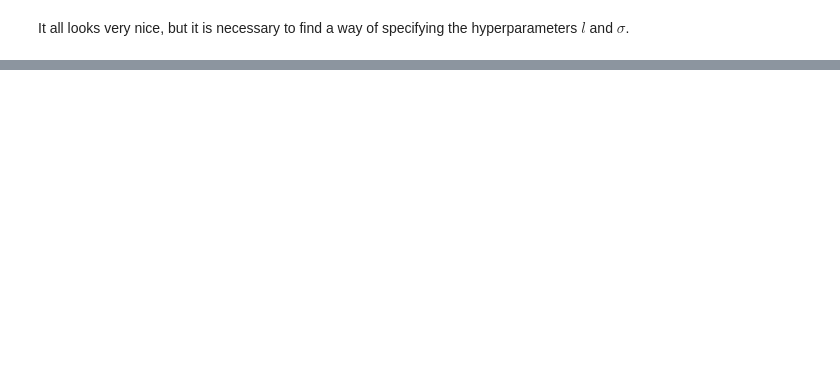
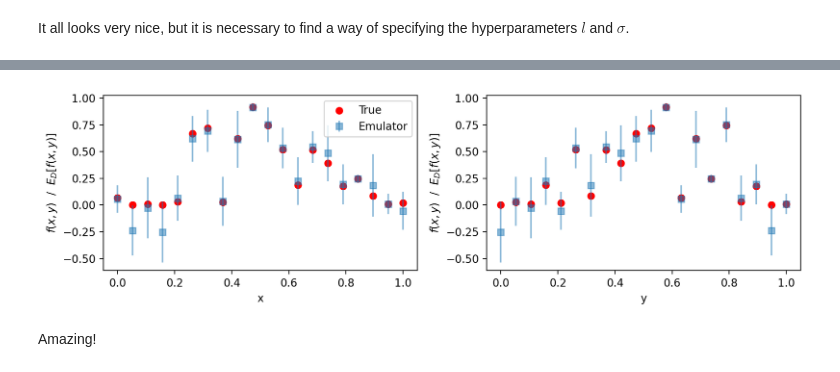
Before and after one commit to luizfelippesr/emulator, a Jupyter notebook: notebooks/2-emulator-class.ipynb, the cells around one changed output, grey strips where cells are left out. Cells and saved outputs as stored; diff of their text form; code cells hidden in the pictures; blank space fills up the shorter version.

```diff
--- a/notebooks/2-emulator-class.ipynb
+++ b/notebooks/2-emulator-class.ipynb
@@ -225,0 +394,17 @@ It all looks very nice, but it is necessary to find a way of specifying the hype
+# %%
+em_2D = Emulator(Xi, D, theta=0.0625)
+# %%
+pred  = em_2D.E(X)
+var = em_2D.Var(X)
+err = 2*np.sqrt(var)
+
+plt.figure(figsize=(6,5), dpi=200)
+
+plt.contour(t,t,f(Xt),alpha=0.65)
+plt.scatter(Xi[:,0],Xi[:,1], c='k', marker='.', s=1)
+
+size = 1./(err/pred)
+size = size/size.max()*75
+
+plt.scatter(X[:,0],X[:,1], c=pred, marker='s', s=size)
+plt.colorbar()
@@ -225,0 +415,20 @@ It all looks very nice, but it is necessary to find a way of specifying the hype
+# %%
+plt.figure(figsize=(10,3), dpi=200)
+plt.subplot(121)
+plt.scatter(X[:,0], f(X).ravel(),c='r', marker='o', label='True')
+plt.errorbar(X[:,0], pred.ravel(), err.ravel(),
+             linestyle='none', marker='s', alpha=0.5, label='Emulator')
+plt.xlabel('x')
+plt.ylabel('$f(x,y)$  /  $E_D[f(x,y)]$')
+plt.legend()
+plt.subplot(122)
+plt.scatter(X[:,1], f(X).ravel(),c='r', marker='o')
+plt.errorbar(X[:,1], pred.ravel(), err.ravel(),
+             linestyle='none', marker='s', alpha=0.5)
+plt.xlabel('y')
+plt.ylabel('$f(x,y)$  /  $E_D[f(x,y)]$')
+plt.tight_layout()
+# %% [output]
+[figure, added]
+# %% [markdown]
+Amazing!
```
Also changed, not shown: parts of 14 cells of this notebook.
